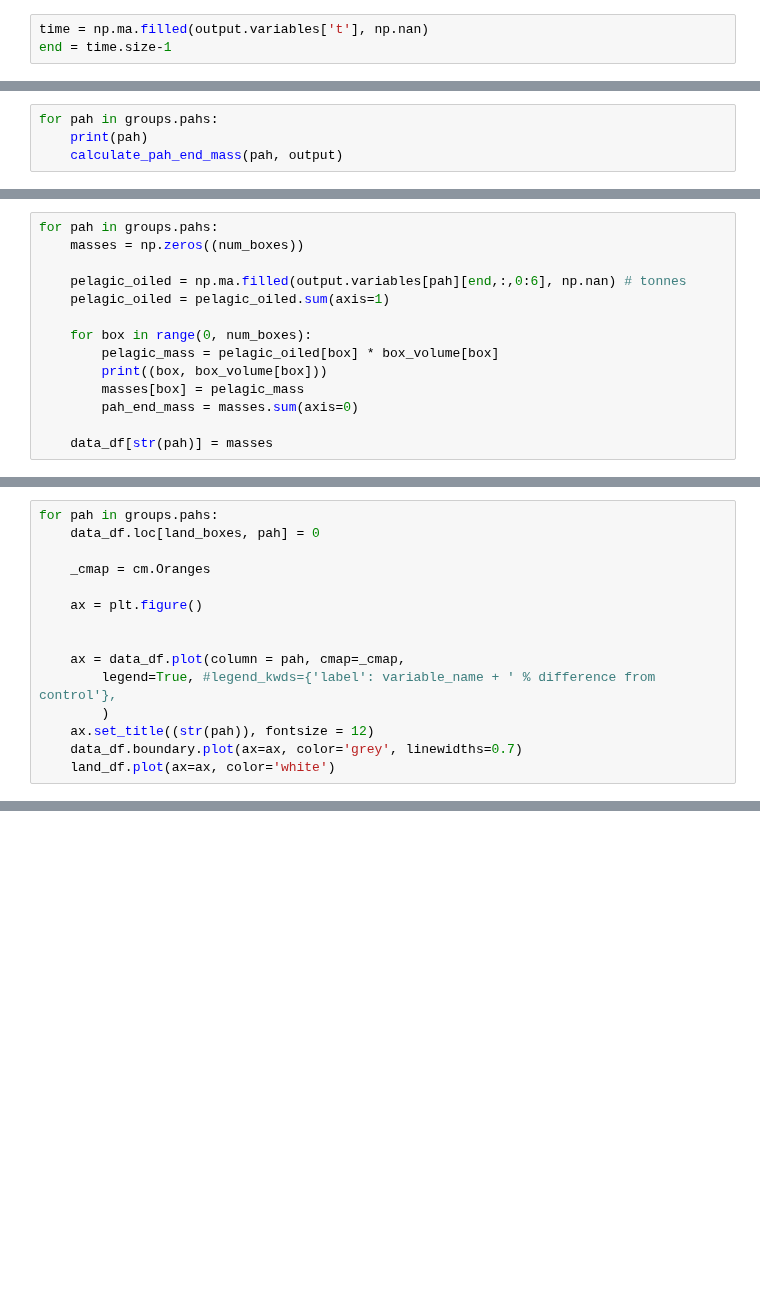
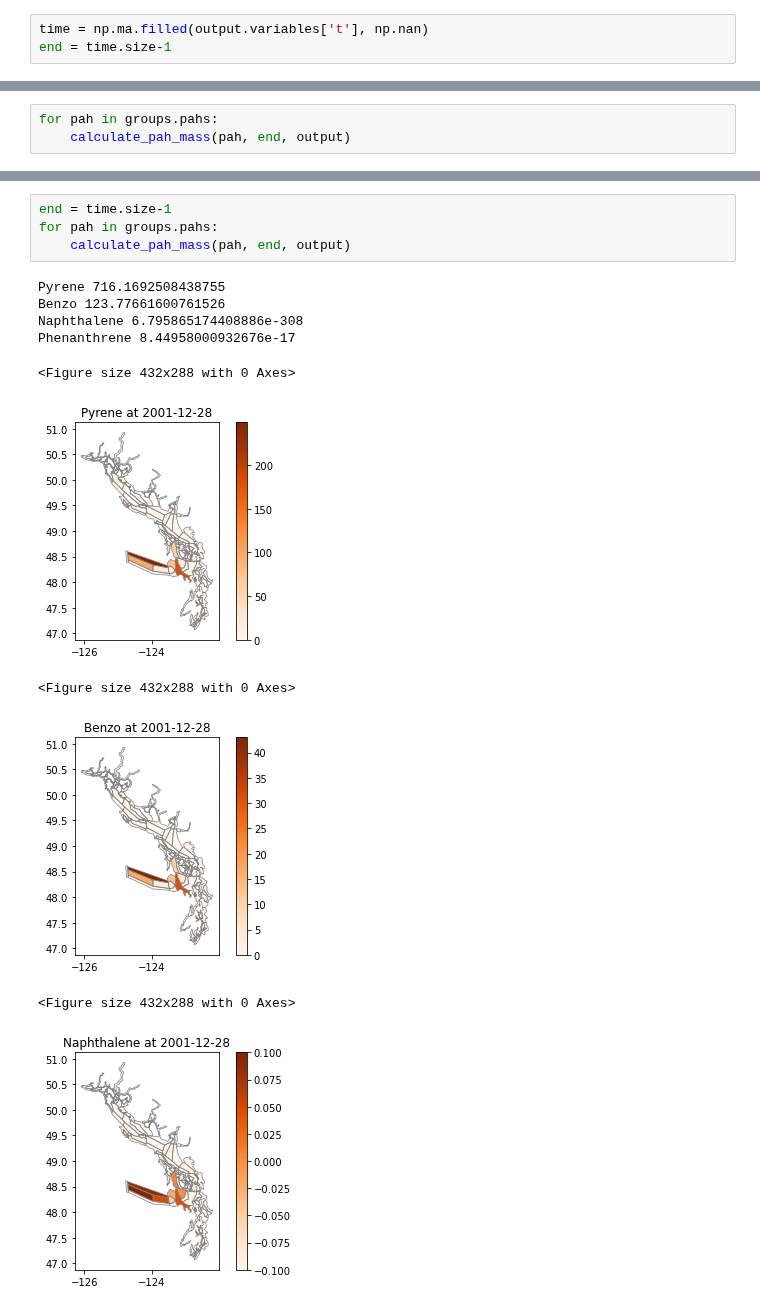
Before and after one commit to SS-Atlantis/analysis-raisha, a Jupyter notebook: notebooks/contaminant-dispersal/SSAM-contam-accounting.ipynb, the cells around one changed output, grey strips where cells are left out. Cells and saved outputs as stored; diff of their text form; blank space fills up the shorter version.

```diff
--- a/notebooks/contaminant-dispersal/SSAM-contam-accounting.ipynb
+++ b/notebooks/contaminant-dispersal/SSAM-contam-accounting.ipynb
@@ -164,5 +243,4 @@ def calculate_pah_end_mass(pah, scenario):
 # %%
 for pah in groups.pahs:
-    print(pah)
-    calculate_pah_end_mass(pah, output)
+    calculate_pah_mass(pah, end, output)
 # %% [output]
@@ -177,14 +250,0 @@ Benzo
-# %%
-for pah in groups.pahs:
-    masses = np.zeros((num_boxes))
-
-    pelagic_oiled = np.ma.filled(output.variables[pah][end,:,0:6], np.nan) # tonnes
-    pelagic_oiled = pelagic_oiled.sum(axis=1)
-
-    for box in range(0, num_boxes):
-        pelagic_mass = pelagic_oiled[box] * box_volume[box]
-        print((box, box_volume[box]))
-        masses[box] = pelagic_mass
-        pah_end_mass = masses.sum(axis=0)
-
-    data_df[str(pah)] = masses
@@ -209,15 +250,0 @@ for pah in groups.pahs:
-# %%
-for pah in groups.pahs:
-    data_df.loc[land_boxes, pah] = 0
-
-    _cmap = cm.Oranges
-
-    ax = plt.figure()
-
-
-    ax = data_df.plot(column = pah, cmap=_cmap,
-        legend=True, #legend_kwds={'label': variable_name + ' % difference from control'},
-        )
-    ax.set_title((str(pah)), fontsize = 12)
-    data_df.boundary.plot(ax=ax, color='grey', linewidths=0.7)
-    land_df.plot(ax=ax, color='white')
@@ -248,0 +253,15 @@ data_df
+# %%
+end = time.size-1
+for pah in groups.pahs:
+    calculate_pah_mass(pah, end, output)
+# %% [output]
+Pyrene 716.1692508438755
+Benzo 123.77661600761526
+Naphthalene 6.795865174408886e-308
+Phenanthrene 8.44958000932676e-17
+<Figure size 432x288 with 0 Axes>
+[figure, added]
+<Figure size 432x288 with 0 Axes>
+[figure, added]
+<Figure size 432x288 with 0 Axes>
+[figure, added]
```
Also changed, not shown: parts of 25 cells of this notebook.
